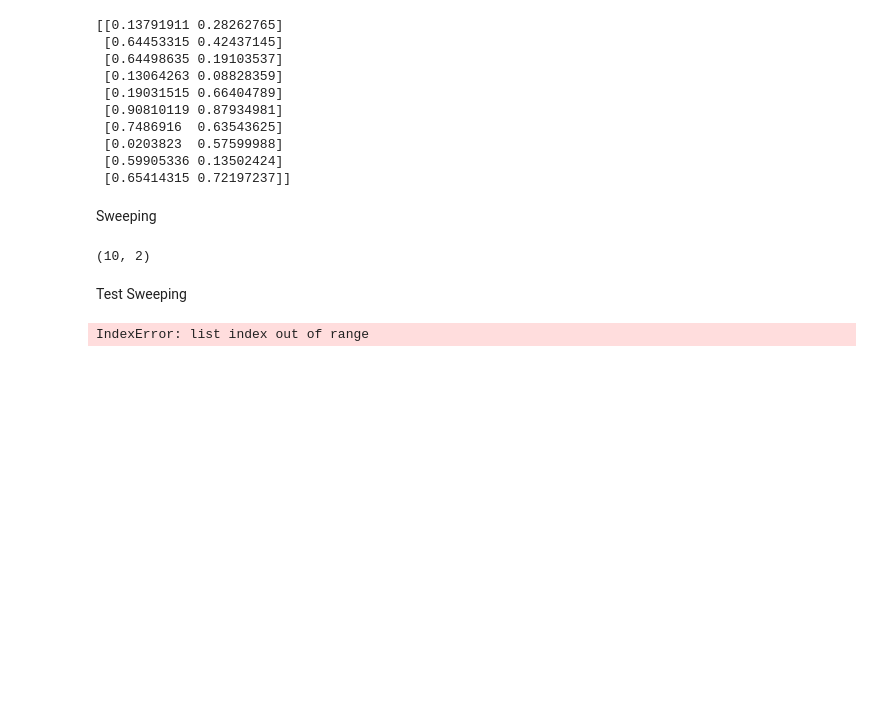
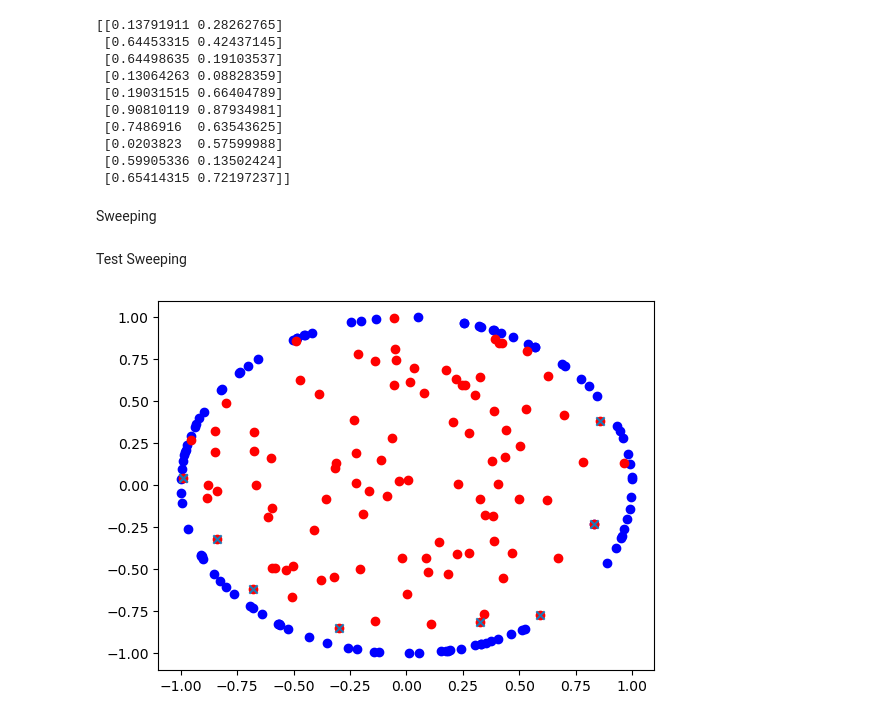
Before and after one commit to jacedoir/INF421_PI_Project, a Jupyter notebook: project.ipynb, the cells around one changed output. Cells and saved outputs as stored; diff of their text form; code cells hidden in the pictures; blank space fills up the shorter version.

```diff
--- a/project.ipynb
+++ b/project.ipynb
@@ -75,11 +75,6 @@ def clockwise(a,b,c):
 
     if np.linalg.det(np.concatenate(((c-b).reshape(2,1),(b-a).reshape(2,1)),axis=1))>0: return True
     else: return False
-# %%
-c=generateC(10,1)
-c.shape
-# %% [output]
-(10, 2)
 # %%
 def sweeping_algo(l):
     #l is a list of points of type np.array, assuming there are >= 2 points and sorted by increasing x
@@ -122,6 +117,6 @@ def sweeping_test(N):
 
     plt.show()
 # %%
-sweeping_test(50)
+sweeping_test(100)
 # %% [output]
-IndexError: list index out of range
+[figure, added]
```
